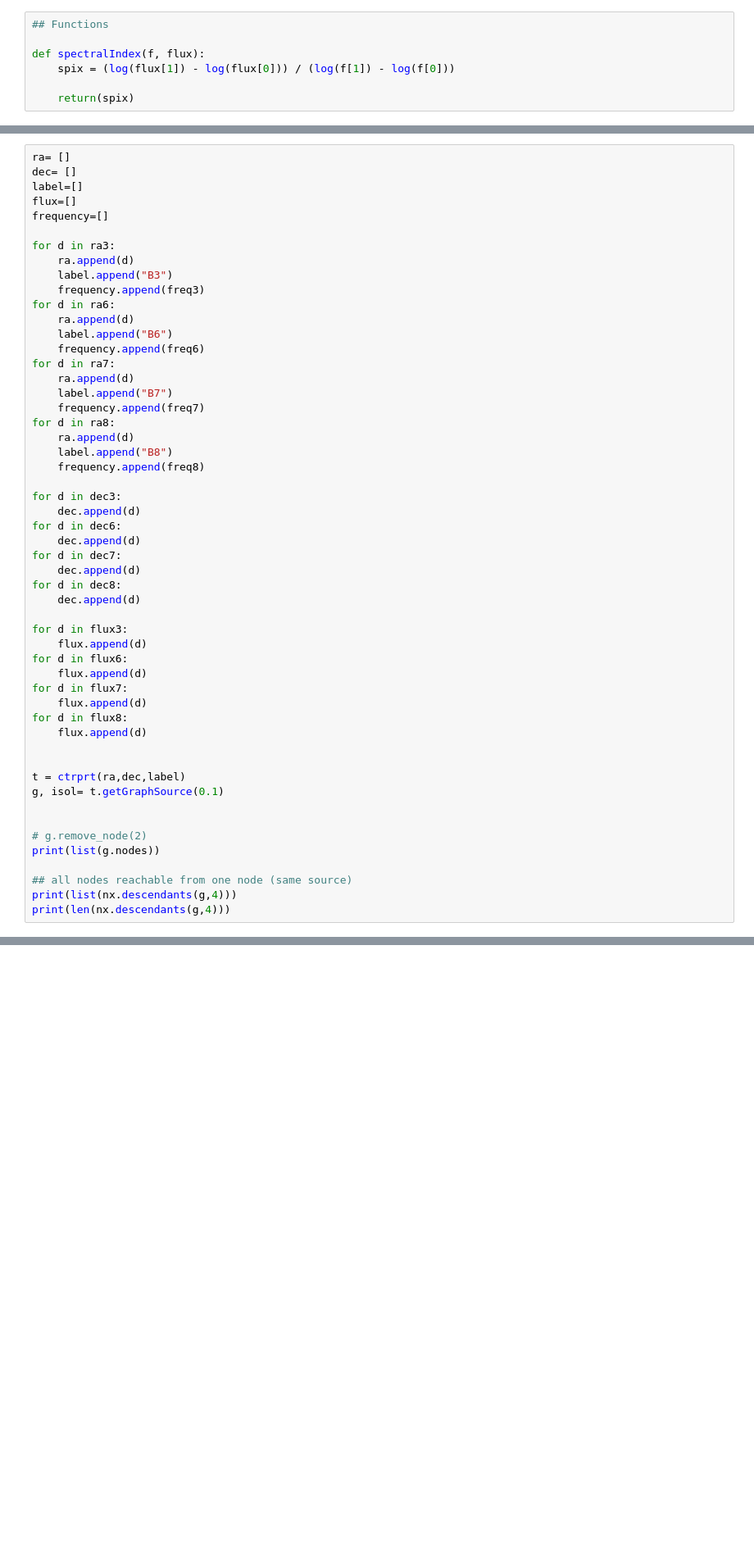
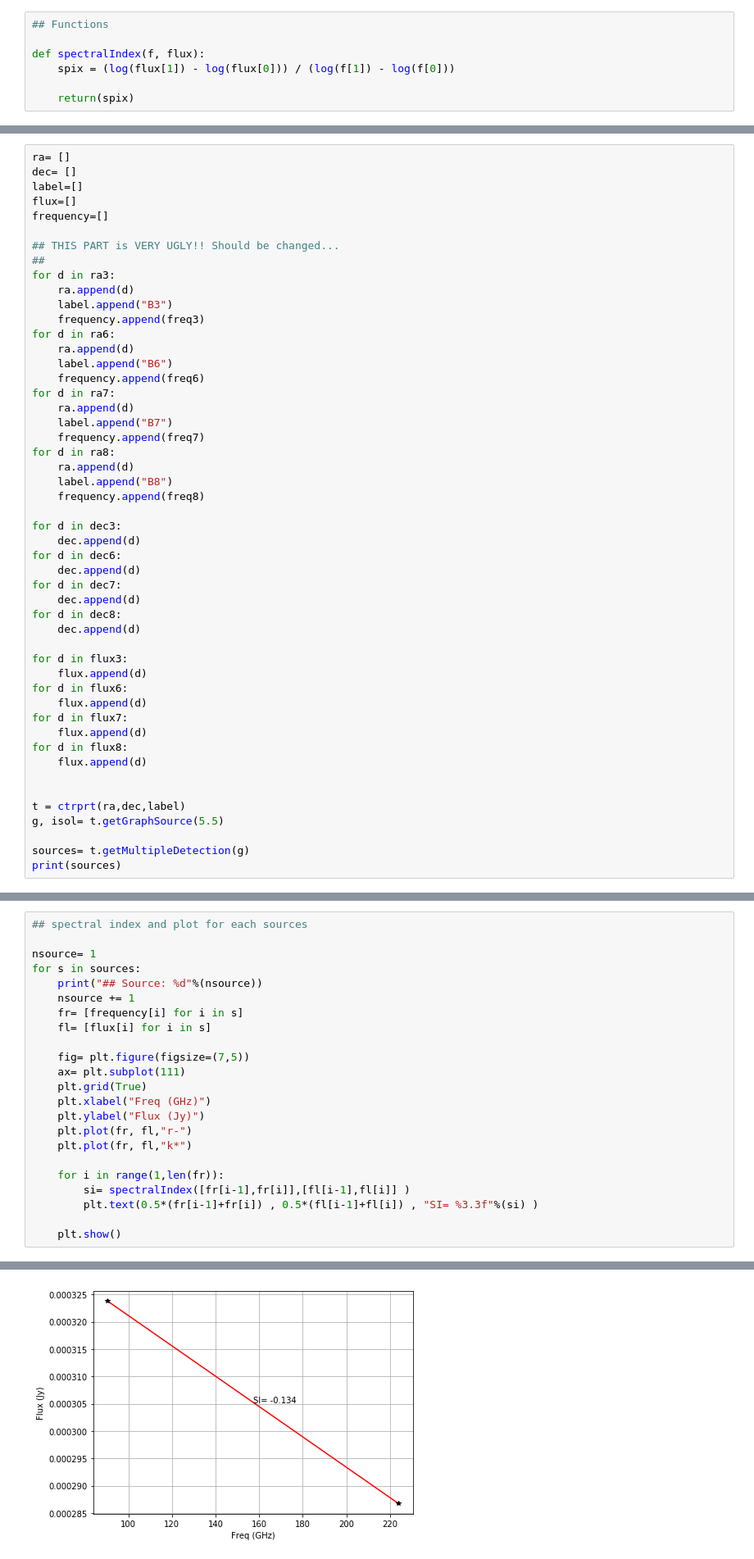
Before and after one commit to bosscha/alma-calibrator, a Jupyter notebook: notebooks/extraction/sourceExtract.ipynb, the cells around one changed output, grey strips where cells are left out. Shown: that part at 82% size. Cells and saved outputs as stored; diff of their text form; blank space fills up the shorter version.

Commit message:
running version for SI source nb

```diff
--- a/notebooks/extraction/sourceExtract.ipynb
+++ b/notebooks/extraction/sourceExtract.ipynb
@@ -334,6 +354,8 @@ label=[]
 flux=[]
 frequency=[]
 
+## THIS PART is VERY UGLY!! Should be changed...
+##
 for d in ra3:
     ra.append(d)
     label.append("B3")
@@ -371,13 +393,8 @@ for d in flux8:
 
 
 t = ctrprt(ra,dec,label)
-g, isol= t.getGraphSource(0.1)
+g, isol= t.getGraphSource(5.5)
 
-
-# g.remove_node(2)
-print(list(g.nodes))
-
-## all nodes reachable from one node (same source)
-print(list(nx.descendants(g,4)))
-print(len(nx.descendants(g,4)))
+sources= t.getMultipleDetection(g)
+print(sources)
 # %% [output]
@@ -386,0 +402,24 @@ print(len(nx.descendants(g,4)))
+# %%
+## spectral index and plot for each sources
+
+nsource= 1
+for s in sources:
+    print("## Source: %d"%(nsource))
+    nsource += 1
+    fr= [frequency[i] for i in s]
+    fl= [flux[i] for i in s]
+
+    fig= plt.figure(figsize=(7,5))
+    ax= plt.subplot(111)
+    plt.grid(True)
+    plt.xlabel("Freq (GHz)")
+    plt.ylabel("Flux (Jy)")
+    plt.plot(fr, fl,"r-")
+    plt.plot(fr, fl,"k*")
+
+    for i in range(1,len(fr)):
+        si= spectralIndex([fr[i-1],fr[i]],[fl[i-1],fl[i]] )
+        plt.text(0.5*(fr[i-1]+fr[i]) , 0.5*(fl[i-1]+fl[i]) , "SI= %3.3f"%(si) )
+
+    plt.show()
+# %% [output]
@@ -386,0 +427 @@ print(len(nx.descendants(g,4)))
+[figure, added]
```
Also changed, not shown: parts of 4 cells of this notebook.
